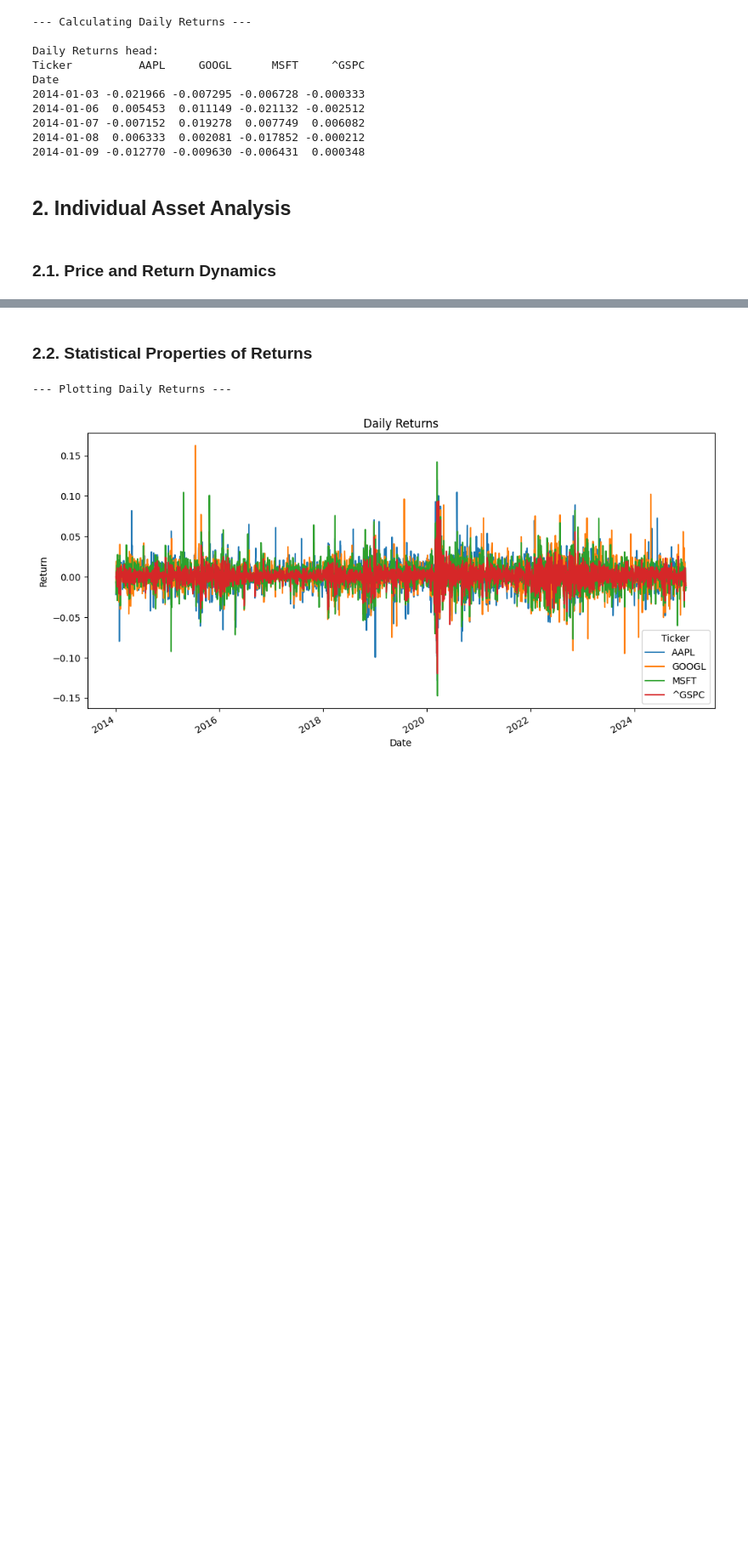
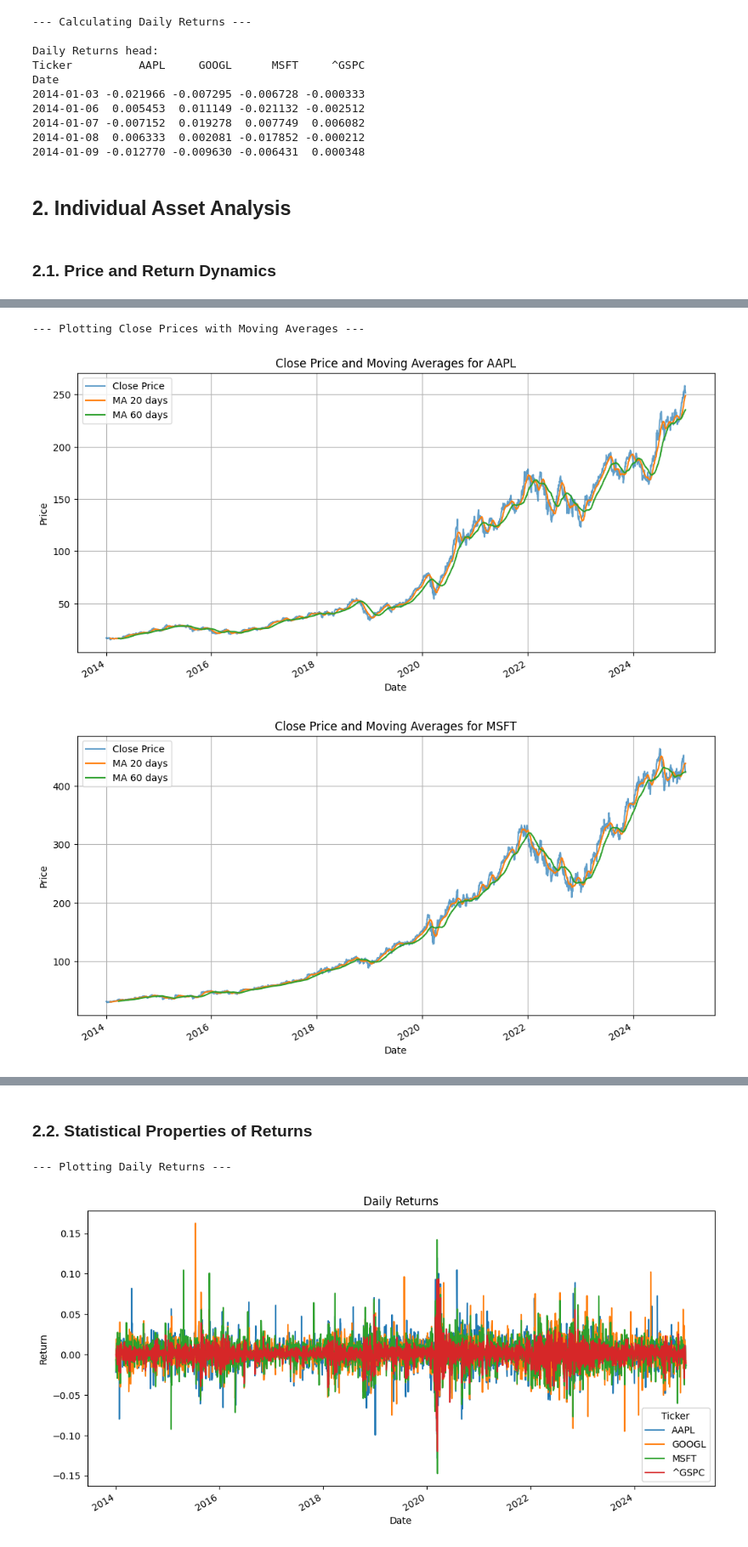
Before and after one commit to GeorgiiSizykh/EDA_of_Tech_Stocks, a Jupyter notebook: Financial_Data_Analysis/data_exploration.ipynb, the cells around one changed output, grey strips where cells are left out. Shown at 85% size. Drawn from its saved outputs; the diff is of its cells as text; code cells hidden in the pictures; blank space fills up the shorter version.

```diff
--- a/Financial_Data_Analysis/data_exploration.ipynb
+++ b/Financial_Data_Analysis/data_exploration.ipynb
@@ -290,0 +314,22 @@ if not close_data.empty:
+# %%
+if not close_data.empty:
+    print("\n--- Plotting Close Prices with Moving Averages ---")
+    short_window = 20  # 20-day moving average (~ month)
+    long_window = 60   # 60-day moving average (~ quartal)
+
+    for ticker in tickers_list:
+        if ticker in close_data.columns:
+            plt.figure(figsize=(12, 6))
+            close_data[ticker].plot(label='Close Price', alpha=0.7)
+            close_data[ticker].rolling(window=short_window).mean().plot(label=f'MA {short_window} days')
+            close_data[ticker].rolling(window=long_window).mean().plot(label=f'MA {long_window} days')
+            plt.title(f"Close Price and Moving Averages for {ticker}")
+            plt.xlabel("Date")
+            plt.ylabel("Price")
+            plt.legend()
+            plt.grid(True)
+            plt.show()
+# %% [output]
+--- Plotting Close Prices with Moving Averages ---
+[figure, added]
+[figure, added]
```
Also changed, not shown: parts of 3 cells of this notebook.
